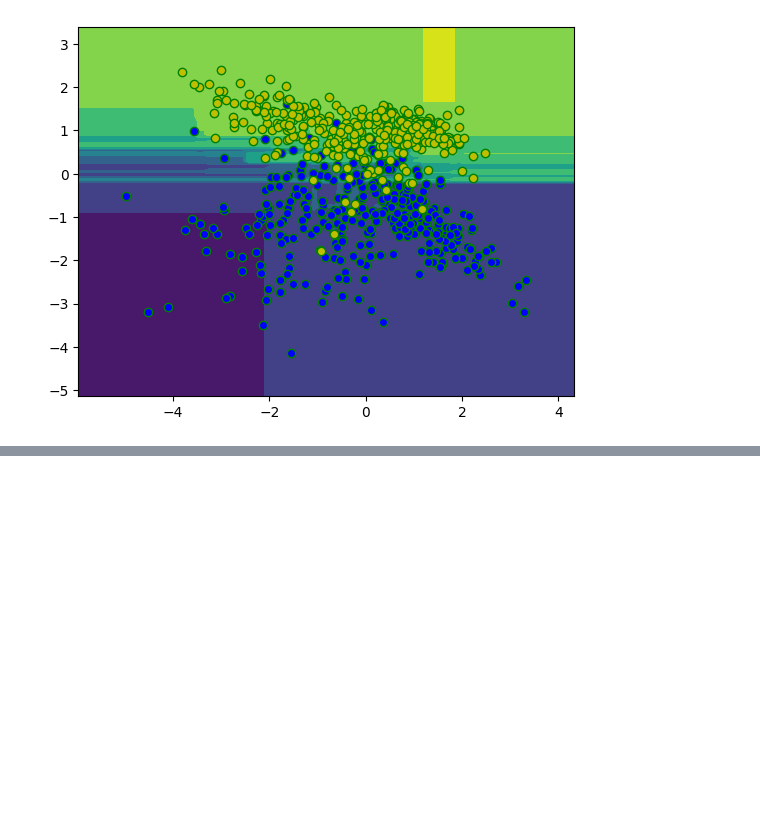
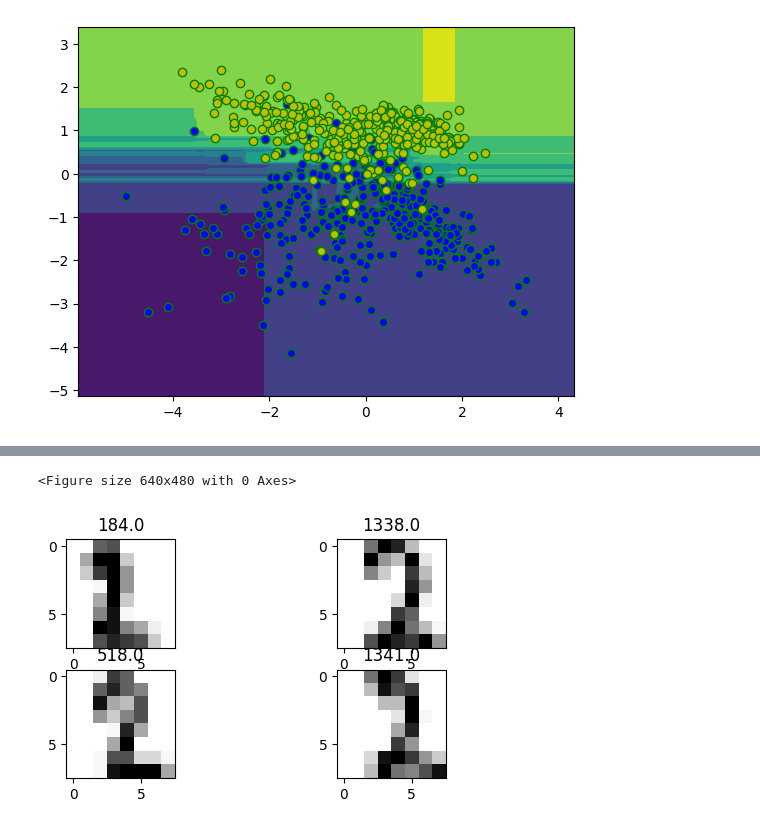
Before and after one commit to DanzTheDeadly/ml, a Jupyter notebook: scratch_2d.ipynb, the cells around one changed output, grey strips where cells are left out. Cells and saved outputs as stored; diff of their text form; code cells hidden in the pictures; blank space fills up the shorter version.

```diff
--- a/scratch_2d.ipynb
+++ b/scratch_2d.ipynb
@@ -111,0 +166,20 @@ plt.plot(train[train[:, 2] == 1][:, 0], train[train[:, 2] == 1][:, 1], 'oy', mar
+# %%
+# false positive
+fig = plt.figure()
+for idx, series in right.iterrows():
+    fig.add_subplot(10, len(right)//3 + 1, idx+1)
+    plt.imshow(np.reshape(series[3:], (8, 8)), cmap='Grays')
+    # plt.axis('off')
+    plt.title(series.iloc[0])
+# %% [output]
+<Figure size 640x480 with 0 Axes>
+# %%
+# false negative
+fig = plt.figure()
+for idx, series in wrong.iterrows():
+    fig.add_subplot(3, len(wrong)//3 + 1, idx+1)
+    plt.imshow(np.reshape(series[3:], (8, 8)), cmap='Grays')
+    # plt.axis('off')
+    plt.title(series.iloc[0])
+# %% [output]
+[figure, added]
```
Also changed, not shown: parts of 4 cells of this notebook.
